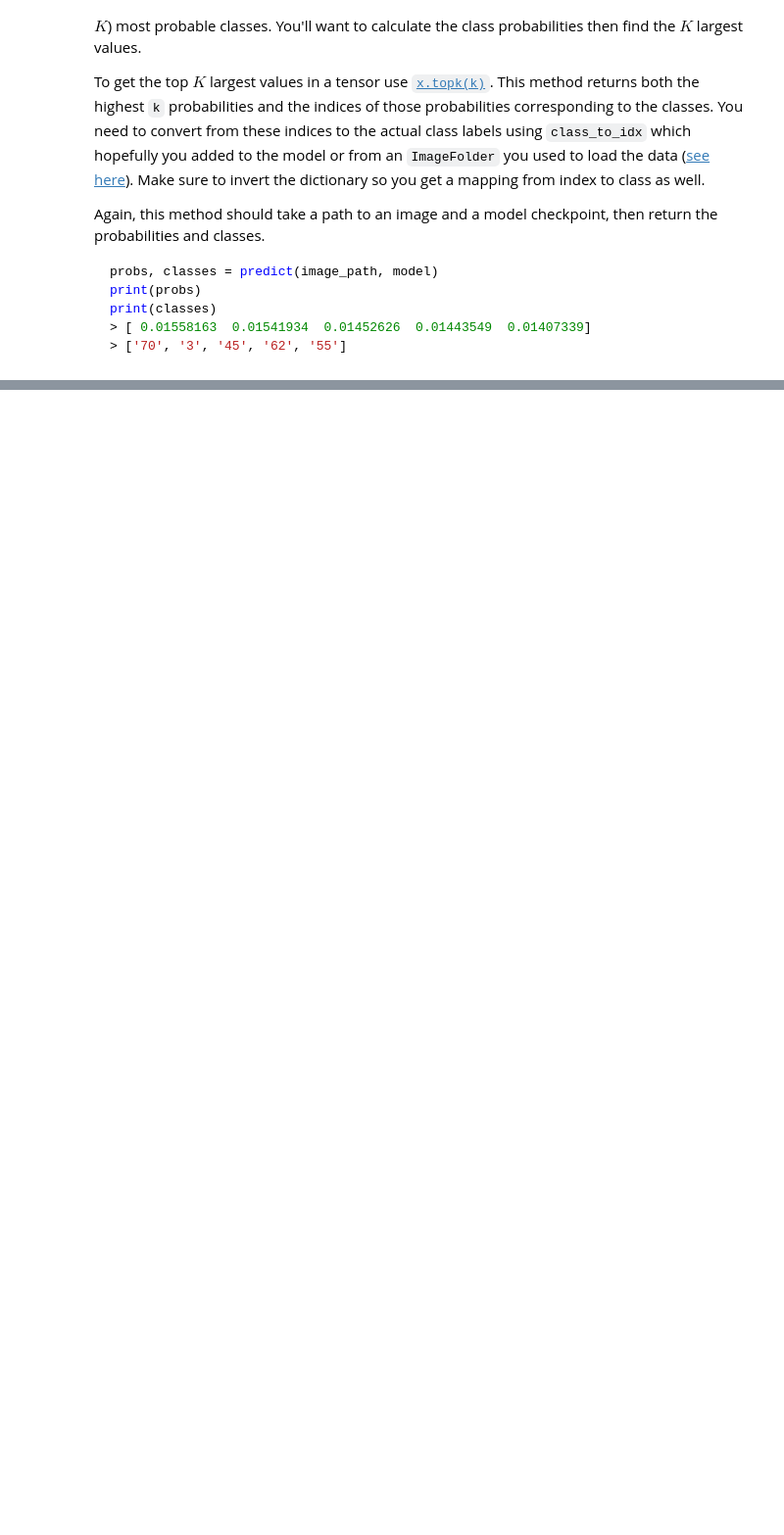
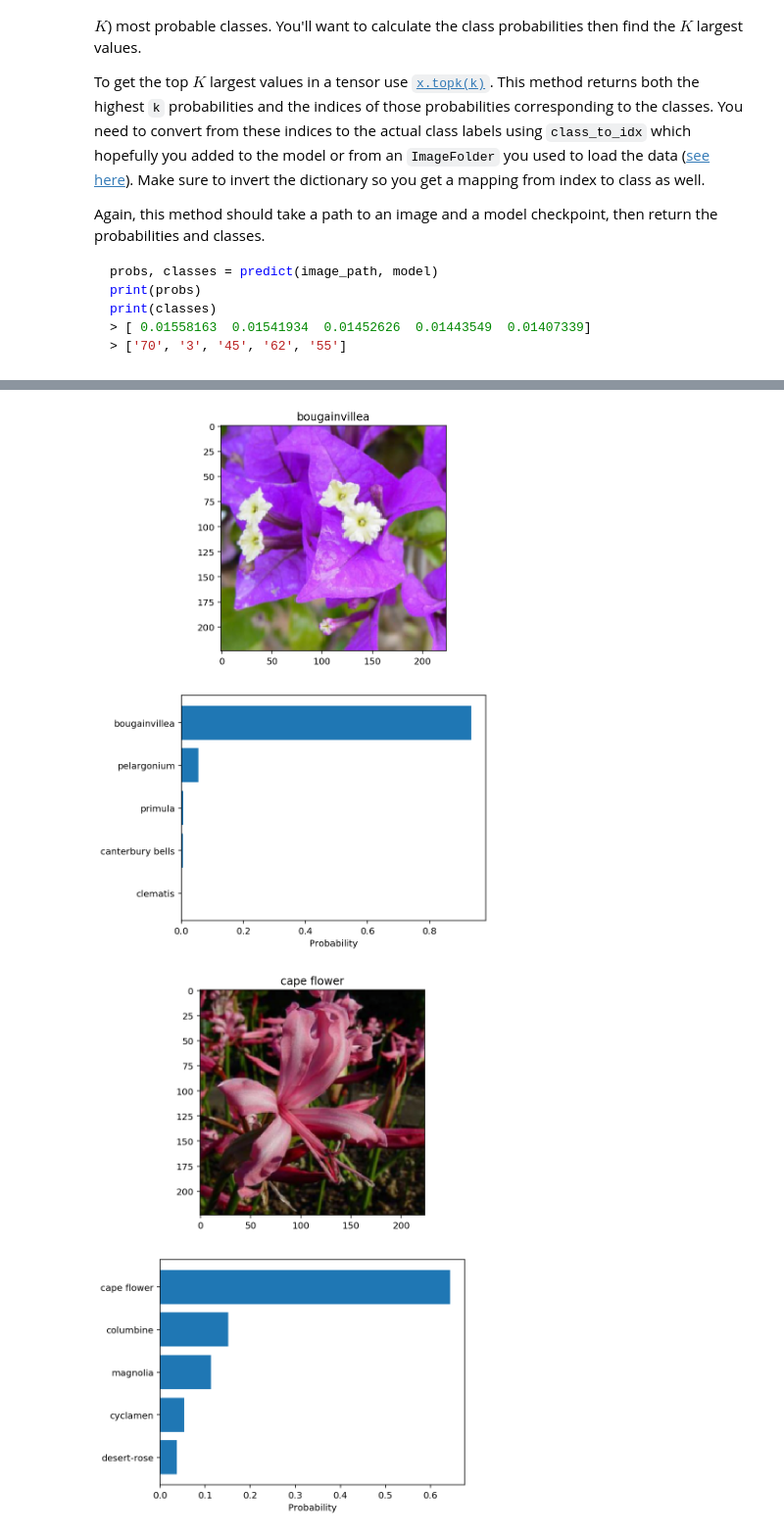
Before and after one commit to jkielbaey/aipnd-project, a Jupyter notebook: Image Classifier Project.ipynb, the cells around one changed output, grey strips where cells are left out. Shown at 98% size. Drawn from its saved outputs; the diff is of its cells as text; code cells hidden in the pictures; blank space fills up the shorter version.

```diff
--- a/Image Classifier Project.ipynb
+++ b/Image Classifier Project.ipynb
@@ -324,6 +499,25 @@ def predict(image_path, model, topk=5):
     '''
 
     # TODO: Implement the code to predict the class from an image file
+    processed_image = process_image(image_path)
+    tensor_image = torch.from_numpy(processed_image).type(torch.FloatTensor)
+    tensor_image = tensor_image.unsqueeze_(0)
+
+    tensor_image.to('cpu')
+    model.to('cpu')
+    model.eval()
+    with torch.no_grad():
+        outputs = model(tensor_image)
+
+        probs = torch.exp(outputs)
+        top_p, top_class = probs.topk(topk, dim=1)
+
+        top_p = top_p.numpy()[0]
+        top_class = top_class.numpy()[0]
+    idx_to_class = {val: key for key, val in
+                                      model.class_to_idx.items()}
+    top_class = [idx_to_class[i] for i in top_class]
+    return top_p, top_class
 # %% [markdown]
 ## Sanity Checking
 
@@ -336,0 +529,32 @@ You can convert from the class integer encoding to actual flower names with the
+# %%
+# TODO: Display an image along with the top 5 classes
+for image_path in images:
+    #image_path = test_dir + "/80/image_01983.jpg"
+    probs, classes = predict(image_path, model, 5)
+
+    flower_names = [cat_to_name[str(c)] for c in classes]
+
+    # Set up plot
+    plt.figure(figsize = (6,10))
+    ax = plt.subplot(2,1,1)
+
+    # Set up title
+    flower_num = image_path.split('/')[2]
+    title_ = cat_to_name[flower_num]
+
+    # Plot flower
+    img = process_image(image_path)
+    imshow(img, ax, title = title_);
+
+    # Plot probabilities
+    ax = plt.subplot(2,1,2)
+    ax.barh(np.arange(len(flower_names)), probs, align='center')
+    ax.set_yticks(np.arange(len(flower_names)))
+    ax.set_yticklabels(flower_names)
+    ax.invert_yaxis()
+    ax.set_xlabel('Probability')
+
+    plt.show()
+# %% [output]
+[figure, added]
+[figure, added]
```
Also changed, not shown: parts of 21 cells of this notebook.
